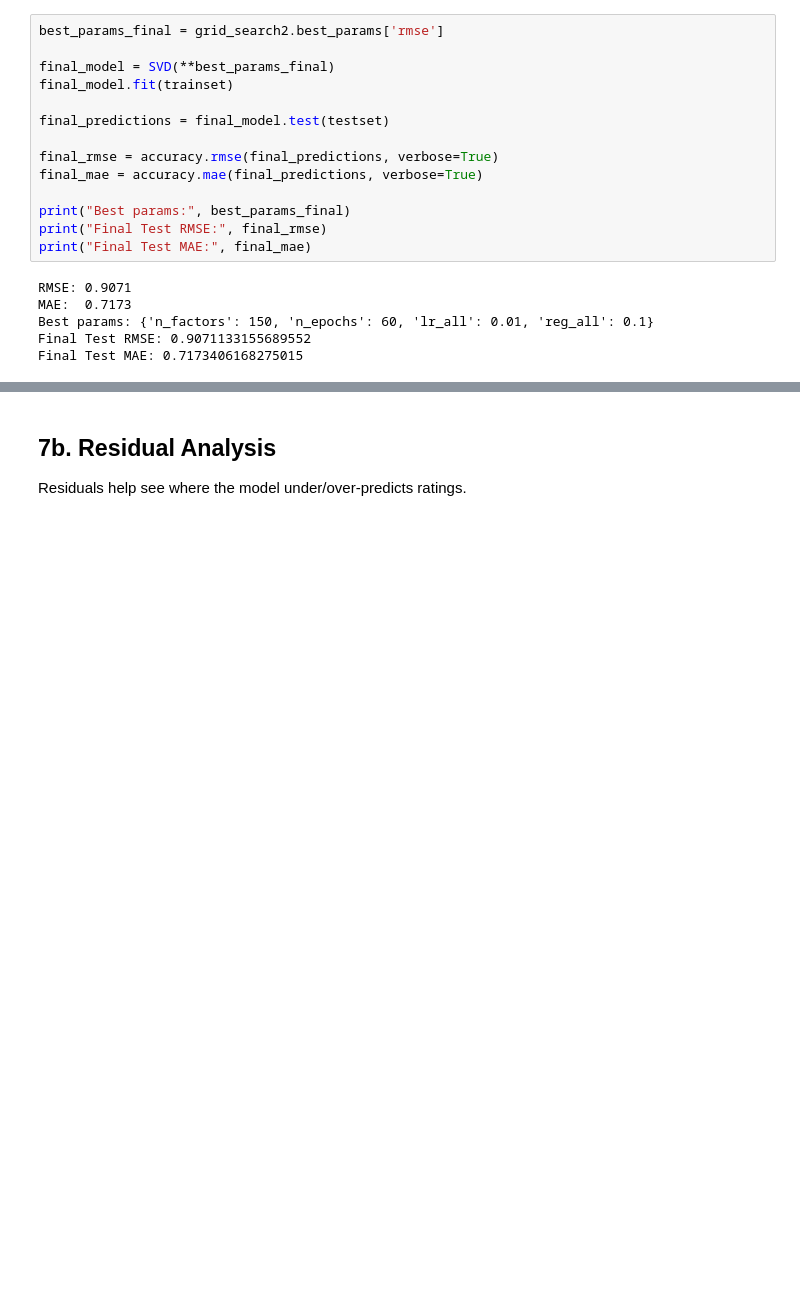
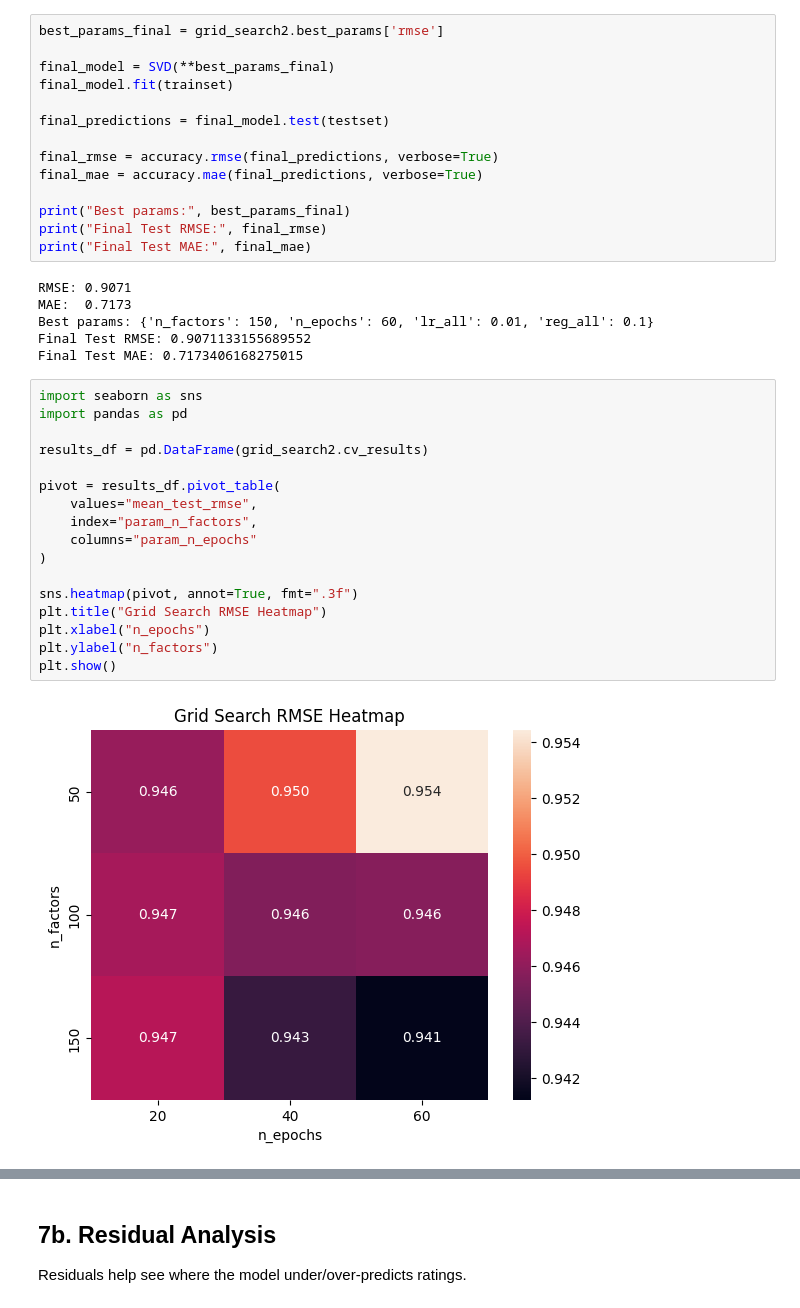
Before and after one commit to SUGANDHAMNAVYA96/AI-Recommendation-System-Part1, a Jupyter notebook: AI_Recommendation_System.ipynb, the cells around one changed output, grey strips where cells are left out. Cells and saved outputs as stored; diff of their text form; blank space fills up the shorter version.

Commit message:
plot rmse mae heatmap

```diff
--- a/AI_Recommendation_System.ipynb
+++ b/AI_Recommendation_System.ipynb
@@ -311,3 +311,22 @@ MAE:  0.7173
 Best params: {'n_factors': 150, 'n_epochs': 60, 'lr_all': 0.01, 'reg_all': 0.1}
 Final Test RMSE: 0.9071133155689552
 Final Test MAE: 0.7173406168275015
+# %%
+import seaborn as sns
+import pandas as pd
+
+results_df = pd.DataFrame(grid_search2.cv_results)
+
+pivot = results_df.pivot_table(
+    values="mean_test_rmse",
+    index="param_n_factors",
+    columns="param_n_epochs"
+)
+
+sns.heatmap(pivot, annot=True, fmt=".3f")
+plt.title("Grid Search RMSE Heatmap")
+plt.xlabel("n_epochs")
+plt.ylabel("n_factors")
+plt.show()
+# %% [output]
+[figure, added]
```
Also changed, not shown: parts of 4 cells of this notebook.
